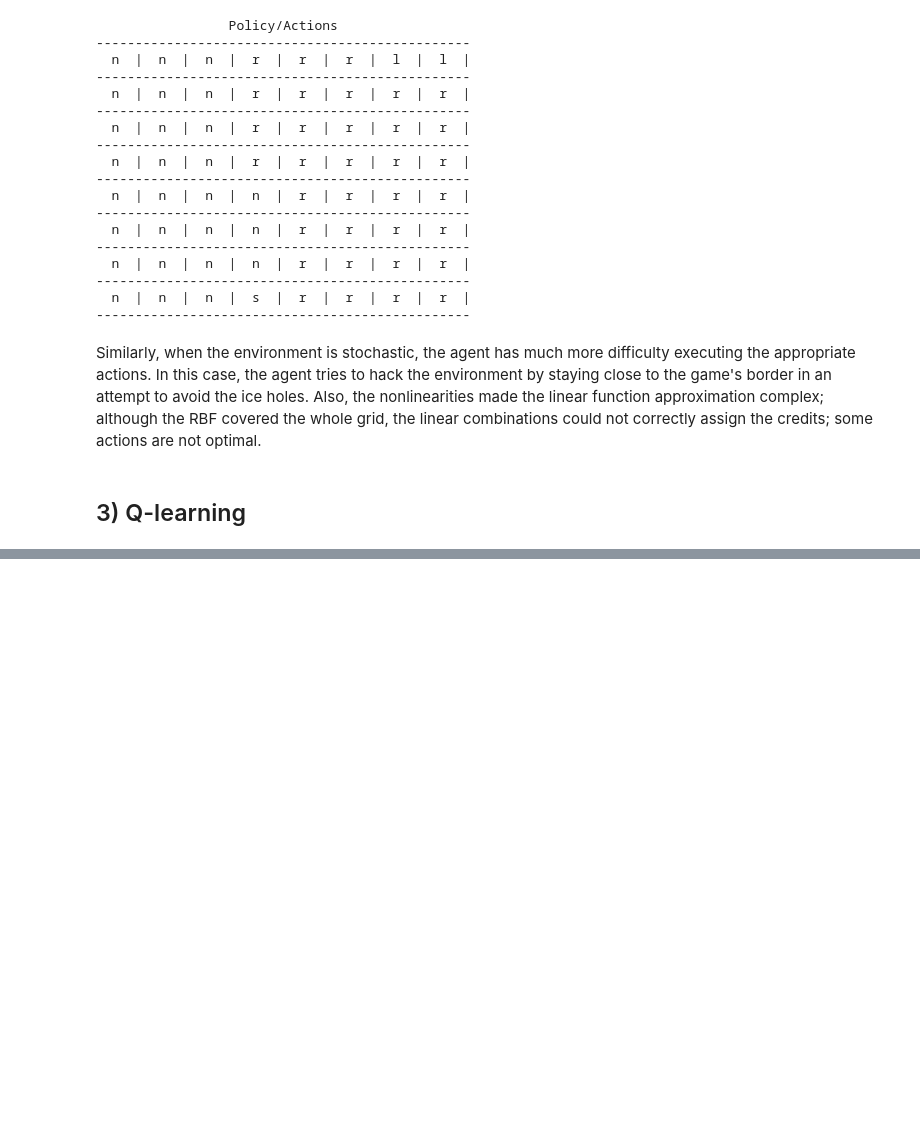
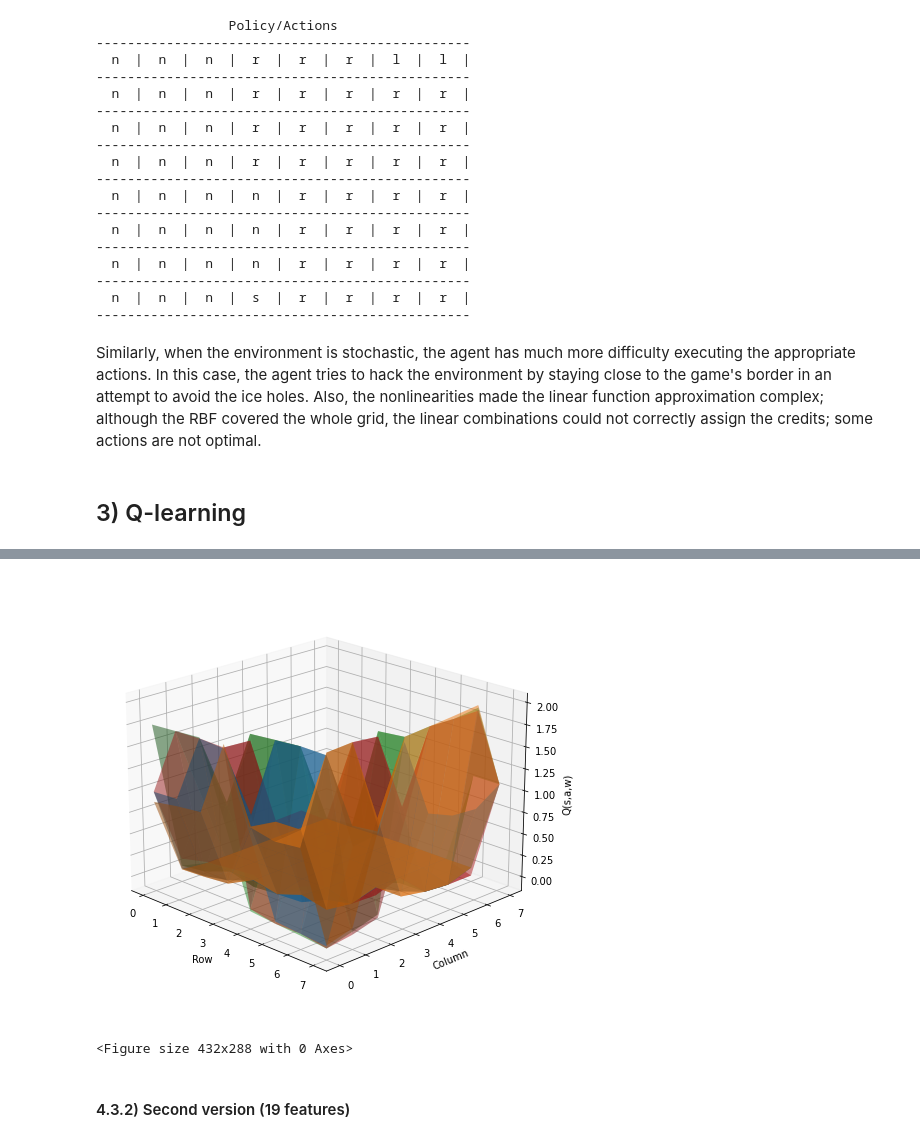
Before and after one commit to thurbridi/mo436-project-1, a Jupyter notebook: notebooks/project_1.ipynb, the cells around one changed output, grey strips where cells are left out. Saved outputs shown, nothing was run; the diff lists cells and outputs as text; code cells hidden in the pictures; blank space fills up the shorter version.

```diff
--- a/notebooks/project_1.ipynb
+++ b/notebooks/project_1.ipynb
@@ -447,0 +819,7 @@ Similarly, when the environment is stochastic, the agent has much more difficult
+# %%
+draw_feature_sarsa_lambda_approx(env, w_dlfsarsa)
+# %% [output]
+[figure, added]
+<Figure size 432x288 with 0 Axes>
+# %% [markdown]
+#### 4.3.2) Second version (19 features)
```
Also changed, not shown: parts of 57 cells of this notebook, 10 other files.
